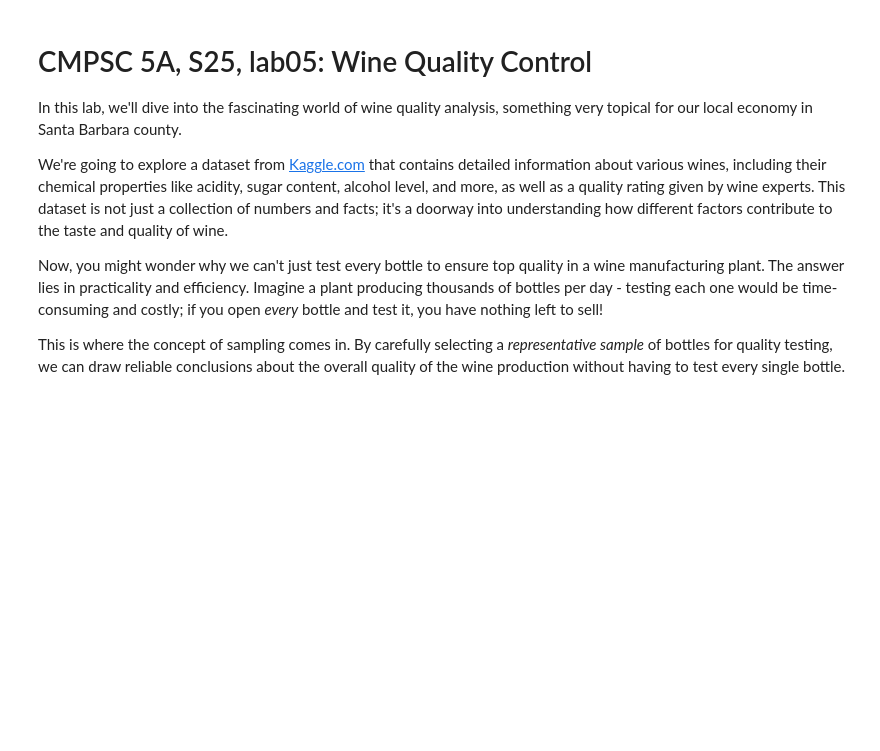
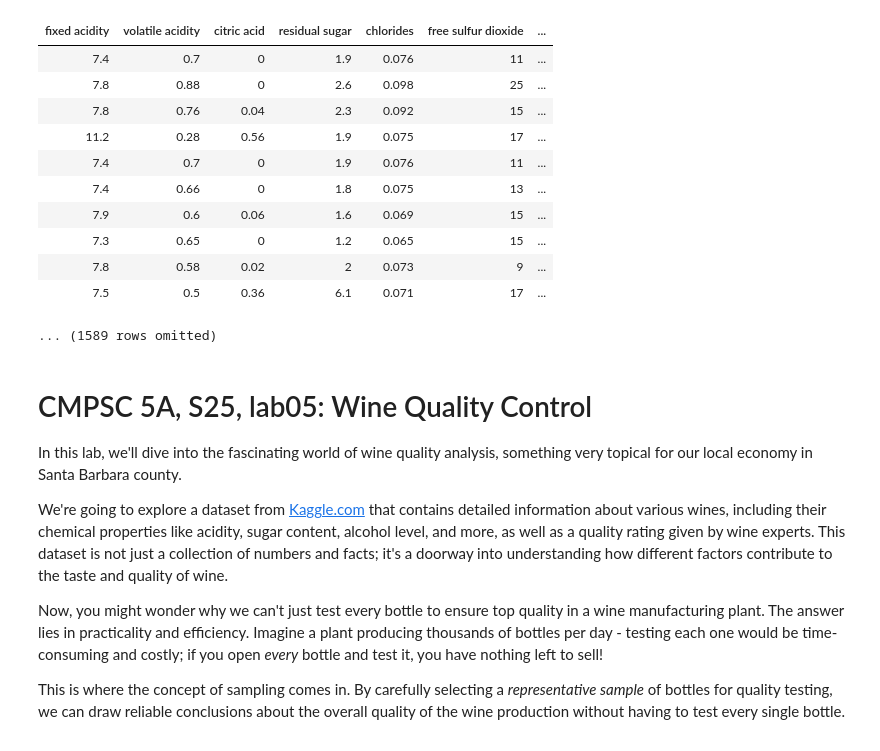
Before and after one commit to ucsb-ds/cmpsc5a-s25-students, a Jupyter notebook: labs/lab05/lab05.ipynb, the cells around one changed output. Cells and saved outputs as stored; diff of their text form; code cells hidden in the pictures; blank space fills up the shorter version.

```diff
--- a/labs/lab05/lab05.ipynb
+++ b/labs/lab05/lab05.ipynb
@@ -13,3 +86,27 @@ from IPython.display import display, Image
+# %%
+def add_noise(col):
+    noise = num = np.random.uniform(-0.4, 0.4)
+    return col+noise
+# %%
+def add_noise(col):
+    noise = num = np.random.uniform(-0.4, 0.4)
+    return col+noise
+wine_quality['quality2'] = wine_quality.apply(add_noise, 'quality')
+# %%
+wine_quality
+# %% [output]
+| fixed acidity | volatile acidity | citric acid | residual sugar | chlorides | free sulfur dioxide | ... |
+| 7.4 | 0.7 | 0 | 1.9 | 0.076 | 11 | ... |
+| 7.8 | 0.88 | 0 | 2.6 | 0.098 | 25 | ... |
+| 7.8 | 0.76 | 0.04 | 2.3 | 0.092 | 15 | ... |
+| 11.2 | 0.28 | 0.56 | 1.9 | 0.075 | 17 | ... |
+| 7.4 | 0.7 | 0 | 1.9 | 0.076 | 11 | ... |
+| 7.4 | 0.66 | 0 | 1.8 | 0.075 | 13 | ... |
+| 7.9 | 0.6 | 0.06 | 1.6 | 0.069 | 15 | ... |
+| 7.3 | 0.65 | 0 | 1.2 | 0.065 | 15 | ... |
+| 7.8 | 0.58 | 0.02 | 2 | 0.073 | 9 | ... |
+| 7.5 | 0.5 | 0.36 | 6.1 | 0.071 | 17 | ... |
+... (1589 rows omitted)
 # %% [markdown]
 # CMPSC 5A, S25, lab05: Wine Quality Control
 
```
Also changed, not shown: parts of 10 cells of this notebook.
